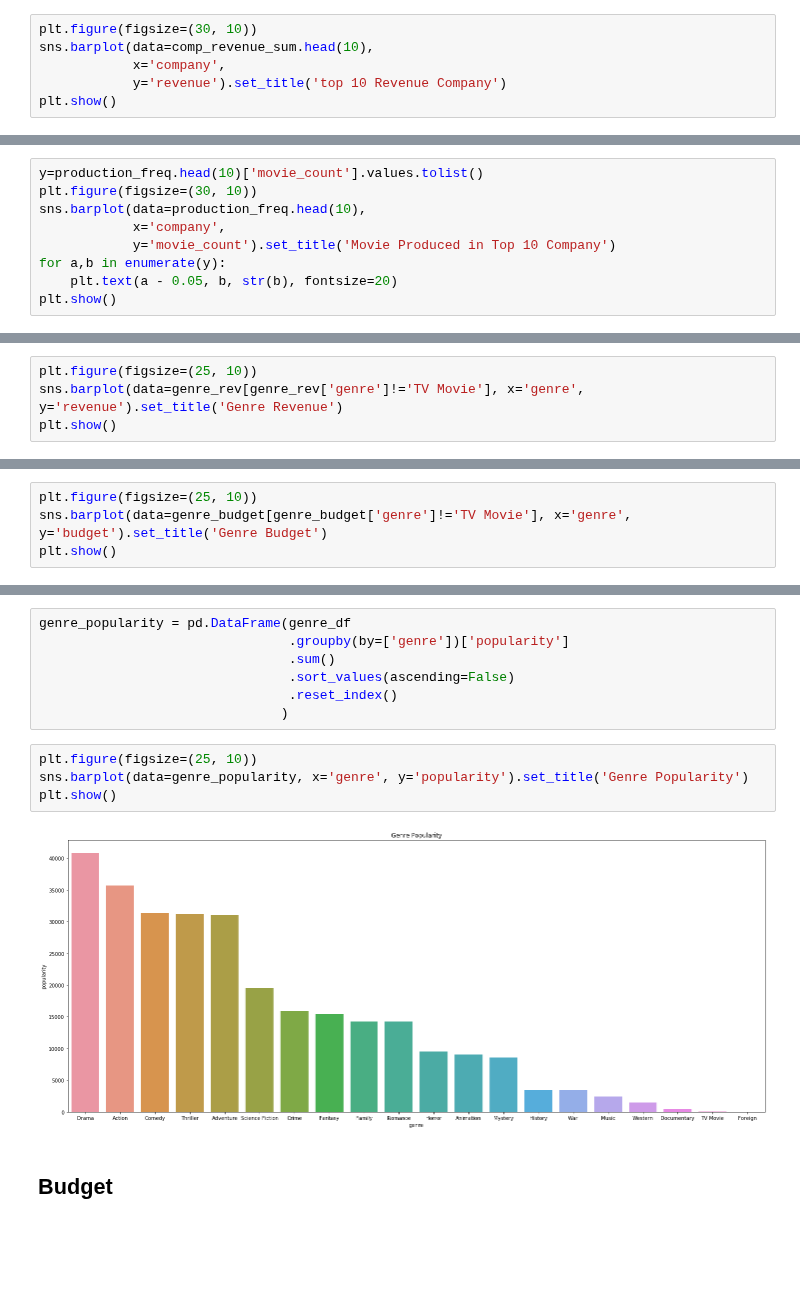
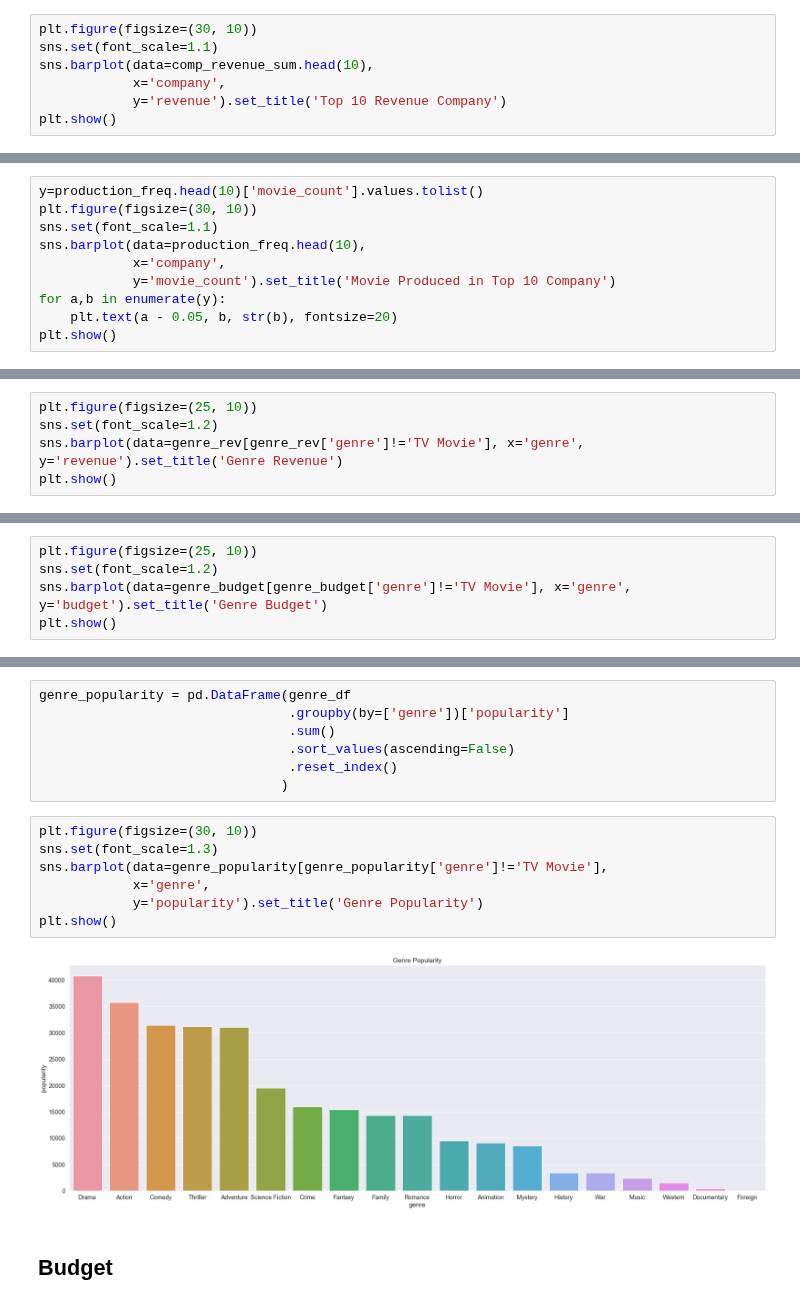
Before and after one commit to leyaof/movie-analysis, a Jupyter notebook: movie-analysis.ipynb, the cells around one changed output, grey strips where cells are left out. Saved outputs shown, nothing was run; the diff lists cells and outputs as text; blank space fills up the shorter version.

Commit message:
increased font size for graph labels

```diff
--- a/movie-analysis.ipynb
+++ b/movie-analysis.ipynb
@@ -442,8 +443,9 @@ company_data.head(10)
 | 9 | Relativity Media | 102 | 1.276101e+10 |
 # %%
 plt.figure(figsize=(30, 10))
+sns.set(font_scale=1.1)
 sns.barplot(data=comp_revenue_sum.head(10),
             x='company',
-            y='revenue').set_title('top 10 Revenue Company')
+            y='revenue').set_title('Top 10 Revenue Company')
 plt.show()
 # %% [output]
@@ -451,6 +453,7 @@ plt.show()
 # %%
 y=production_freq.head(10)['movie_count'].values.tolist()
 plt.figure(figsize=(30, 10))
+sns.set(font_scale=1.1)
 sns.barplot(data=production_freq.head(10),
             x='company',
             y='movie_count').set_title('Movie Produced in Top 10 Company')
@@ -519,5 +522,6 @@ Finding:
 # %%
 plt.figure(figsize=(25, 10))
+sns.set(font_scale=1.2)
 sns.barplot(data=genre_rev[genre_rev['genre']!='TV Movie'], x='genre', y='revenue').set_title('Genre Revenue')
 plt.show()
 # %% [output]
@@ -556,6 +558,7 @@ genre_budget = pd.DataFrame(genre_df
                                )
 # %%
 plt.figure(figsize=(25, 10))
+sns.set(font_scale=1.2)
 sns.barplot(data=genre_budget[genre_budget['genre']!='TV Movie'], x='genre', y='budget').set_title('Genre Budget')
 plt.show()
 # %% [output]
@@ -588,11 +591,14 @@ genre_popularity = pd.DataFrame(genre_df
                                 .reset_index()
                                )
 # %%
-plt.figure(figsize=(25, 10))
-sns.barplot(data=genre_popularity, x='genre', y='popularity').set_title('Genre Popularity')
+plt.figure(figsize=(30, 10))
+sns.set(font_scale=1.3)
+sns.barplot(data=genre_popularity[genre_popularity['genre']!='TV Movie'],
+            x='genre',
+            y='popularity').set_title('Genre Popularity')
 plt.show()
 # %% [output]
-[figure, old version]
+[figure, new version]
 # %% [markdown]
 ## Budget
 # %%
```
Also changed, not shown: parts of 18 cells of this notebook.
